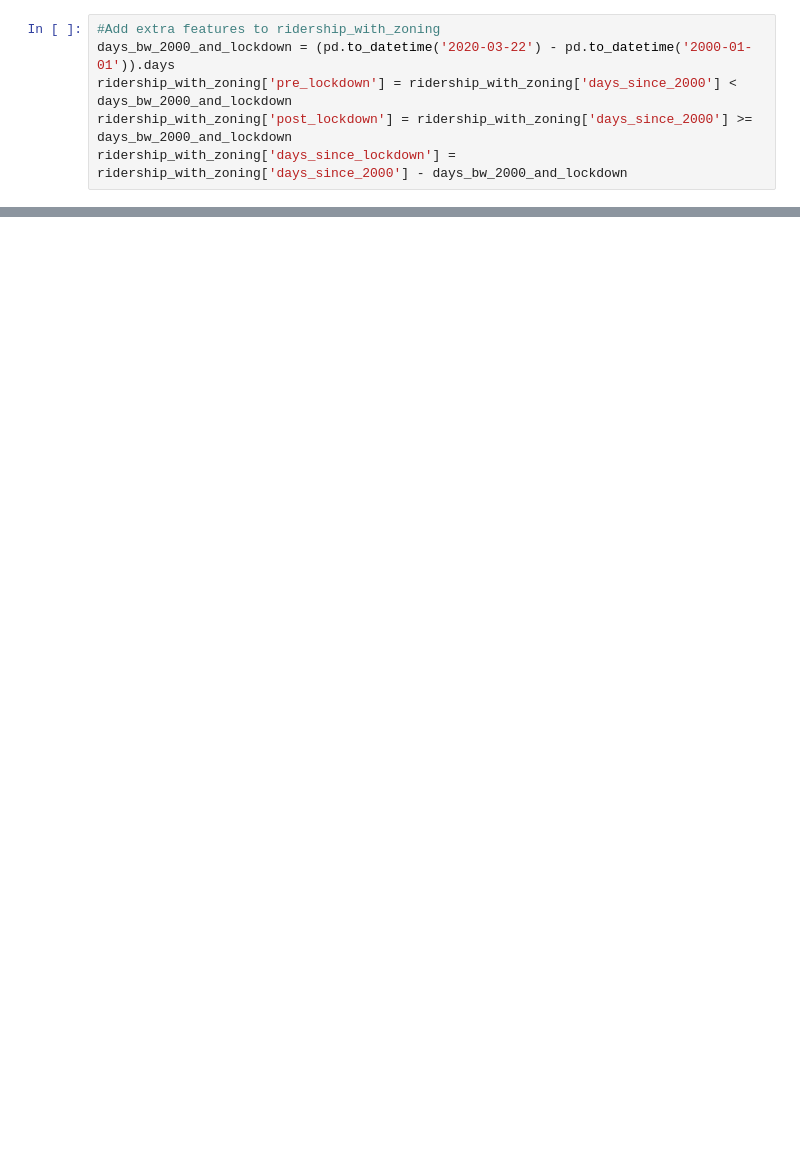
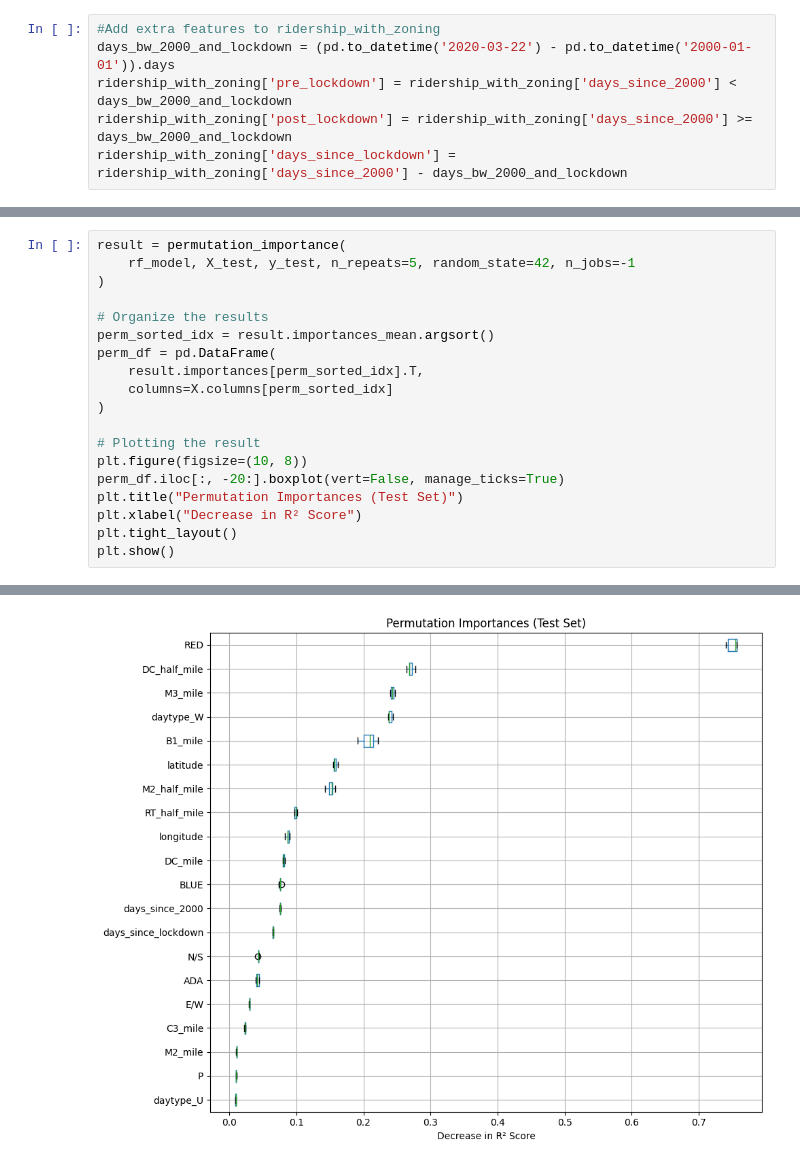
Before and after one commit to azcao95/cta-ridership-w2026-mads-milestone-2, a Jupyter notebook: ridership.ipynb, the cells around one changed output, grey strips where cells are left out. Saved outputs shown, nothing was run; the diff lists cells and outputs as text; blank space fills up the shorter version.

```diff
--- a/ridership.ipynb
+++ b/ridership.ipynb
@@ -732,0 +792,20 @@ Random Forest R²:   0.9245
+# %%
+result = permutation_importance(
+    rf_model, X_test, y_test, n_repeats=5, random_state=42, n_jobs=-1
+)
+
+# Organize the results
+perm_sorted_idx = result.importances_mean.argsort()
+perm_df = pd.DataFrame(
+    result.importances[perm_sorted_idx].T,
+    columns=X.columns[perm_sorted_idx]
+)
+
+# Plotting the result
+plt.figure(figsize=(10, 8))
+perm_df.iloc[:, -20:].boxplot(vert=False, manage_ticks=True)
+plt.title("Permutation Importances (Test Set)")
+plt.xlabel("Decrease in R² Score")
+plt.tight_layout()
+plt.show()
+# %% [output]
@@ -733,3 +829,4 @@ Random Forest R²:   0.9245
+[figure, added]
 # %%
 # PCA on ridership_with_zoning (with fallback to ridershipo_with_zoning if that exists)
 pca_source_df = ridership_with_zoning.copy()
```
Also changed, not shown: parts of 11 cells of this notebook.
